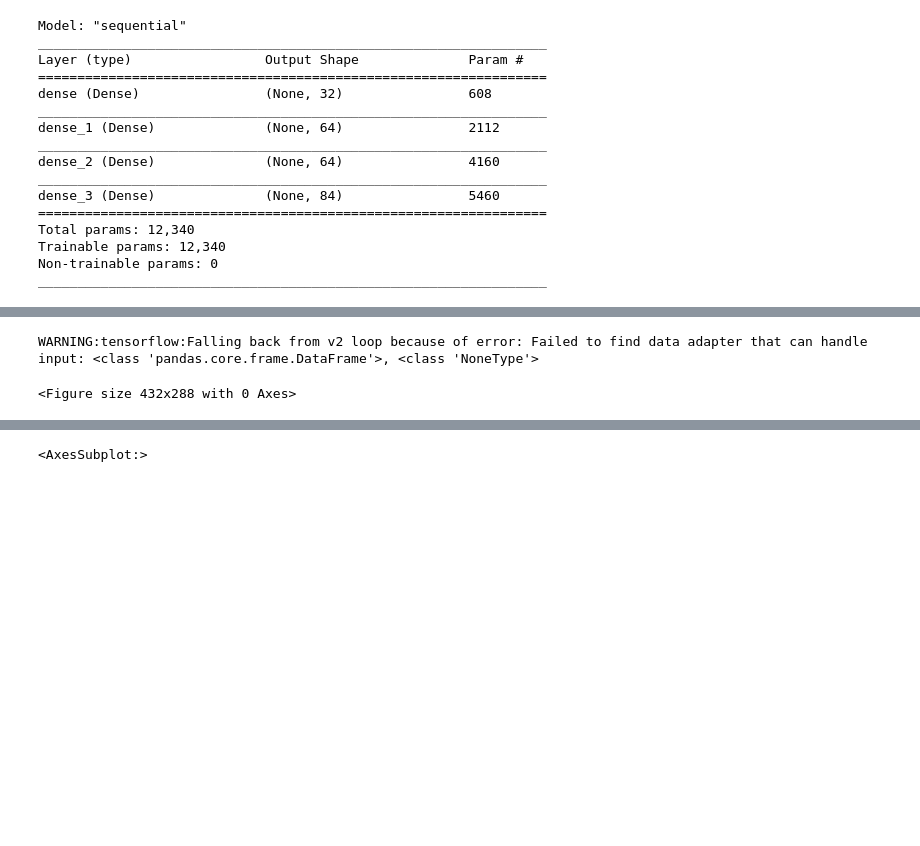
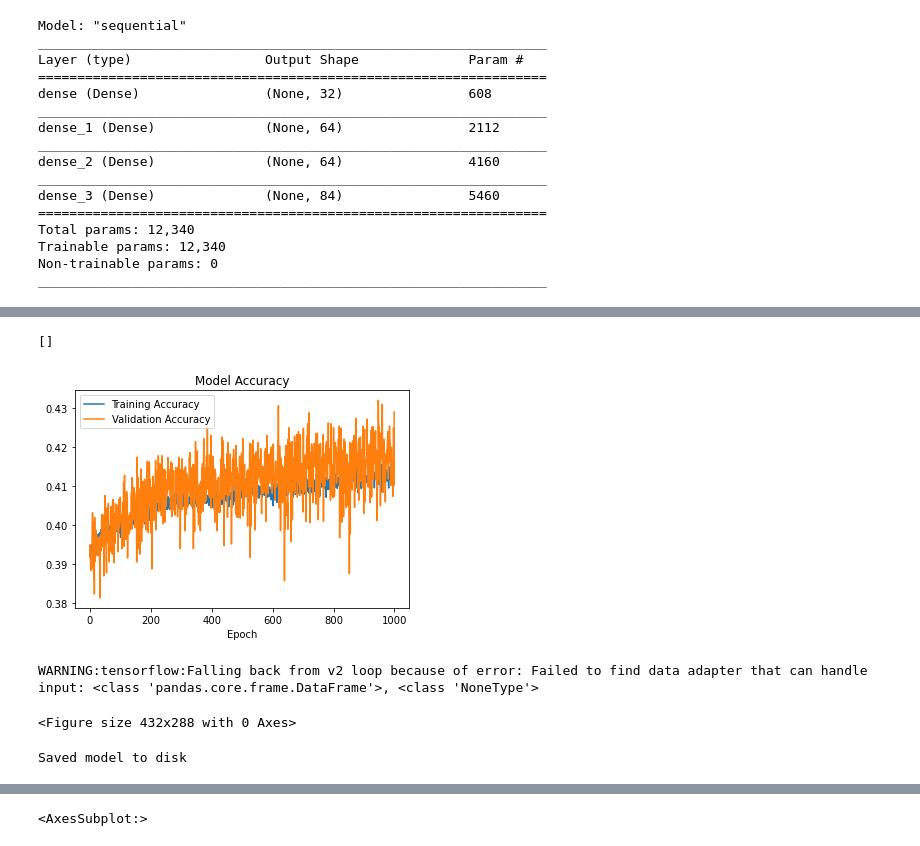
Before and after one commit to linus-md/REU, a Jupyter notebook: neural_count.ipynb, the cells around one changed output, grey strips where cells are left out. Drawn from its saved outputs; the diff is of its cells as text; code cells hidden in the pictures; blank space fills up the shorter version.

Commit message:
save model

```diff
--- a/neural_count.ipynb
+++ b/neural_count.ipynb
@@ -123,3 +128,15 @@ plt.plot()
+# %%
+# Graphs
+fig = plt.figure()
+plt.title('Model Accuracy')
+plt.plot(history.history['accuracy'])
+plt.plot(history.history['val_accuracy'])
+plt.legend(['Training Accuracy', 'Validation Accuracy'])
+plt.xlabel('Epoch')
+plt.plot()
+# %% [output]
+[]
+[figure, added]
 # %%
 # Inspect Predictions
 fig = plt.figure()
@@ -129,6 +146,11 @@ prediction = 2*np.argmax(model.predict(data.drop('counts', axis=1)), axis=1)
 # %% [output]
 WARNING:tensorflow:Falling back from v2 loop because of error: Failed to find data adapter that can handle input: <class 'pandas.core.frame.DataFrame'>, <class 'NoneType'>
 <Figure size 432x288 with 0 Axes>
+# %%
+model.save("model.h5")
+print("Saved model to disk")
+# %% [output]
+Saved model to disk
 # %%
 # Distrbution of predictions
 df = pd.DataFrame(prediction)
```
Also changed, not shown: parts of 3 cells of this notebook, 1 other file.
